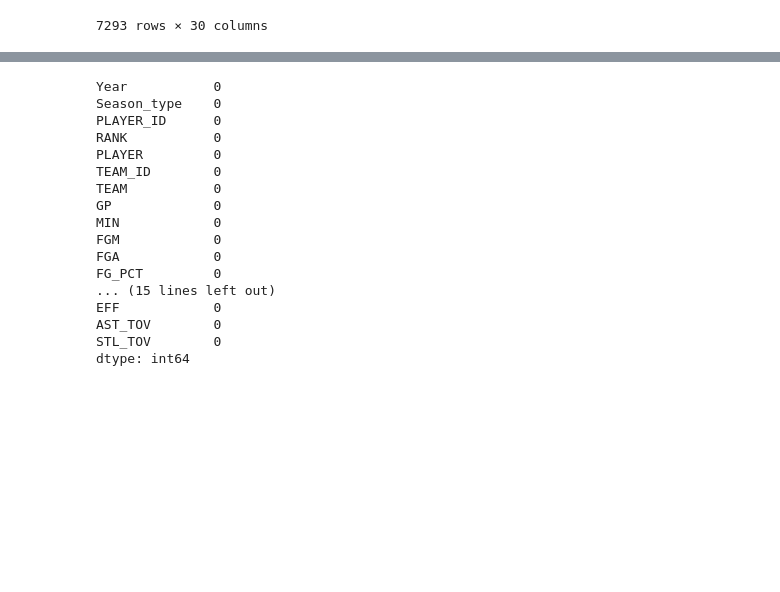
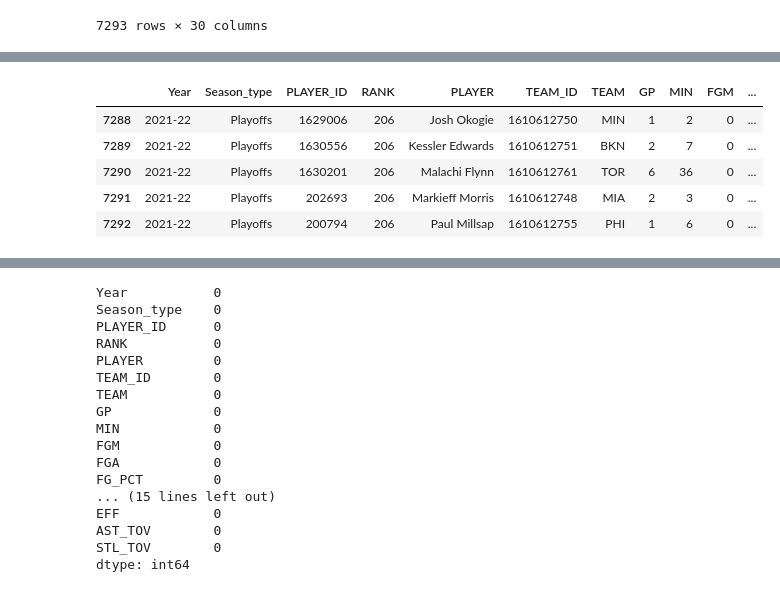
Before and after one commit to 2014222-student-cct-ie/2024--Semester-2--CA1, a Jupyter notebook: Part 2 - Semester 2 CA-01 -2024 - 2014222.ipynb, the cells around one changed output, grey strips where cells are left out. Saved outputs shown, nothing was run; the diff lists cells and outputs as text; code cells hidden in the pictures; blank space fills up the shorter version.

```diff
--- a/Part 2 - Semester 2 CA-01 -2024 - 2014222.ipynb
+++ b/Part 2 - Semester 2 CA-01 -2024 - 2014222.ipynb
@@ -47,0 +75,12 @@ nba_data
+# %%
+# Print the last 5 rows of the NBA dataframe by applying the .tail() method,
+# Will display the last 5 observations of the dataset
+
+nba_data.tail()
+# %% [output]
+|  | Year | Season_type | PLAYER_ID | RANK | PLAYER | TEAM_ID | TEAM | GP | MIN | FGM | ... |
+| 7288 | 2021-22 | Playoffs | 1629006 | 206 | Josh Okogie | 1610612750 | MIN | 1 | 2 | 0 | ... |
+| 7289 | 2021-22 | Playoffs | 1630556 | 206 | Kessler Edwards | 1610612751 | BKN | 2 | 7 | 0 | ... |
+| 7290 | 2021-22 | Playoffs | 1630201 | 206 | Malachi Flynn | 1610612761 | TOR | 6 | 36 | 0 | ... |
+| 7291 | 2021-22 | Playoffs | 202693 | 206 | Markieff Morris | 1610612748 | MIA | 2 | 3 | 0 | ... |
+| 7292 | 2021-22 | Playoffs | 200794 | 206 | Paul Millsap | 1610612755 | PHI | 1 | 6 | 0 | ... |
```
Also changed, not shown: parts of 22 cells of this notebook.
